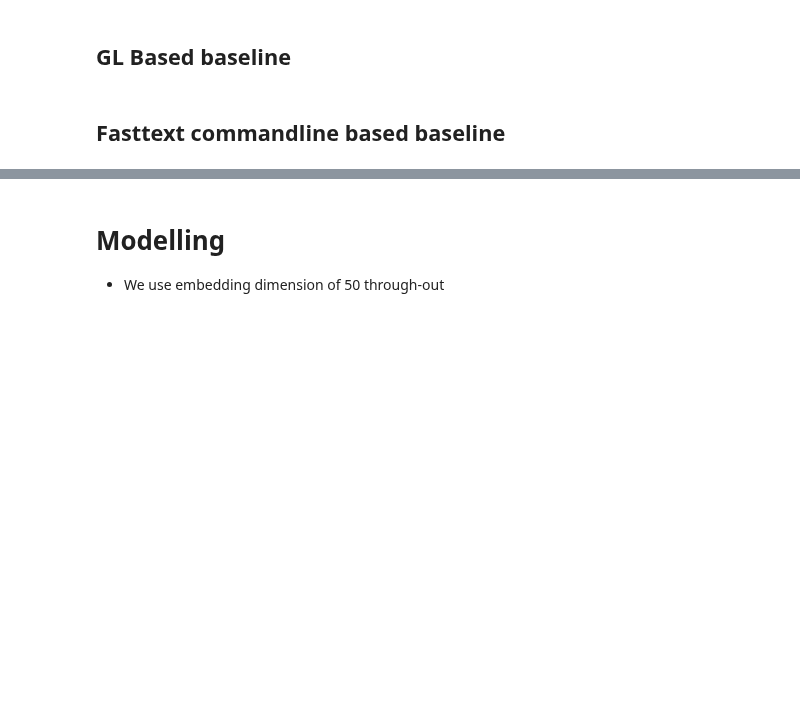
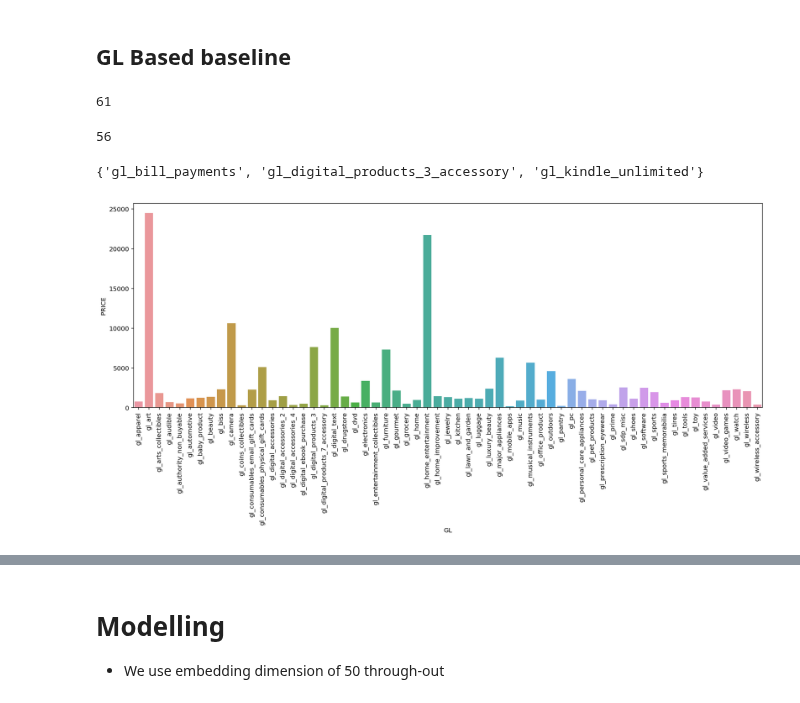
Before and after one commit to faizanahemad/ML_hackathon_2019, a Jupyter notebook: Price-Prediction-Main.ipynb, the cells around one changed output, grey strips where cells are left out. Cells and saved outputs as stored; diff of their text form; code cells hidden in the pictures; blank space fills up the shorter version.

```diff
--- a/Price-Prediction-Main.ipynb
+++ b/Price-Prediction-Main.ipynb
@@ -113,0 +137,6 @@ df_train.head()
+# %%
+df_train = pd.read_csv("price_prediction/train.csv")
+df_test = pd.read_csv("price_prediction/test.csv")
+# %%
+df_train['text_encoded'] = Parallel(n_jobs=16, backend="loky")(delayed(ast.literal_eval)(x) for x in tqdm(df_train['text_encoded']))
+df_test['text_encoded'] = Parallel(n_jobs=16, backend="loky")(delayed(ast.literal_eval)(x) for x in tqdm(df_test['text_encoded']))
@@ -120,6 +152,10 @@ df_train.GL.nunique()
 df_test.GL.nunique()
 
 set(df_test.GL.unique()) - set(df_train.GL.unique())
+# %% [output]
+61
+56
+{'gl_bill_payments', 'gl_digital_products_3_accessory', 'gl_kindle_unlimited'}
 # %%
 df_gl_means = df_train.groupby(["GL"])[['PRICE']].mean().reset_index()
 
@@ -135,2 +169,8 @@ df_results.to_csv("baseline.csv",index=False)
-# %% [markdown]
-## Fasttext commandline based baseline
+# %%
+_ = plt.figure(figsize=(18,6));
+_ = sns.barplot(x="GL",y="PRICE",data=df_gl_means)
+_ = plt.xticks(rotation=90);
+_ = plt.show();
+# Plot GL level pricing
+# %% [output]
+[figure, added]
```
Also changed, not shown: parts of 28 cells of this notebook, 1 other file.
